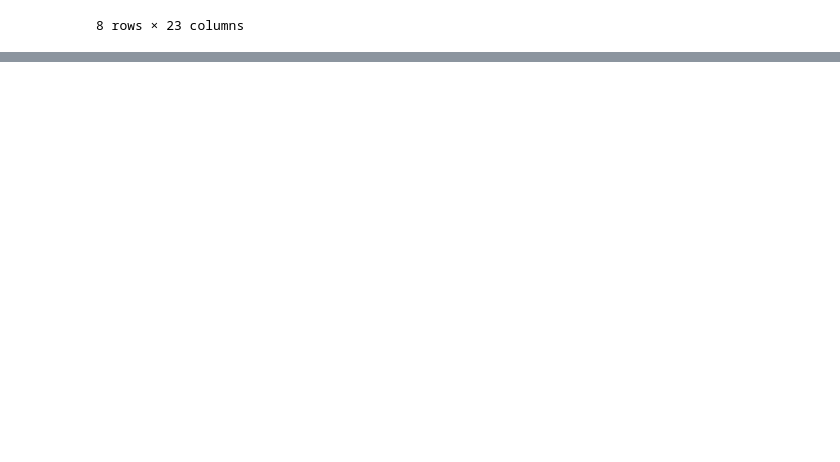
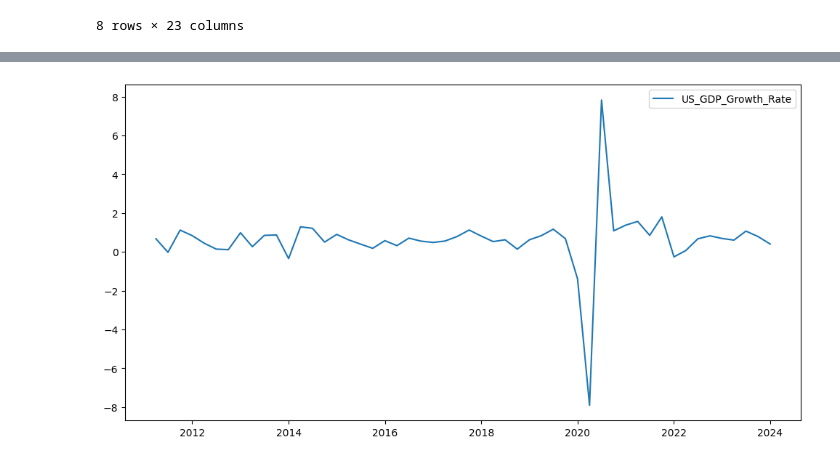
Before and after one commit to Celeste2405/PFE, a Jupyter notebook: model_averaging.ipynb, the cells around one changed output, grey strips where cells are left out. Cells and saved outputs as stored; diff of their text form; code cells hidden in the pictures; blank space fills up the shorter version.

```diff
--- a/model_averaging.ipynb
+++ b/model_averaging.ipynb
@@ -193,3 +201,11 @@ df_full_common.describe()
+# %%
+plt.figure(figsize=(12, 6))
+plt.plot(df_full_common.index, df_full_common["US_GDP_Growth_Rate"],
+         label="US_GDP_Growth_Rate")
+plt.legend()
+plt.show()
+# %% [output]
+[figure, added]
 # %%
 # Tests de stationnarité sur les variables macroéconomiques
 
```
Also changed, not shown: parts of 12 cells of this notebook.
